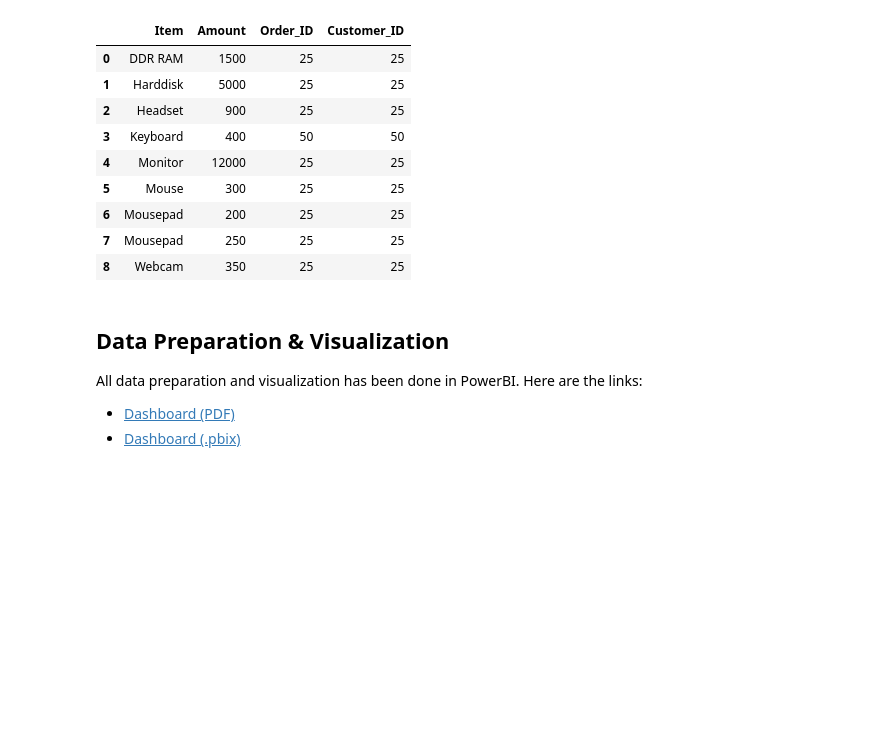
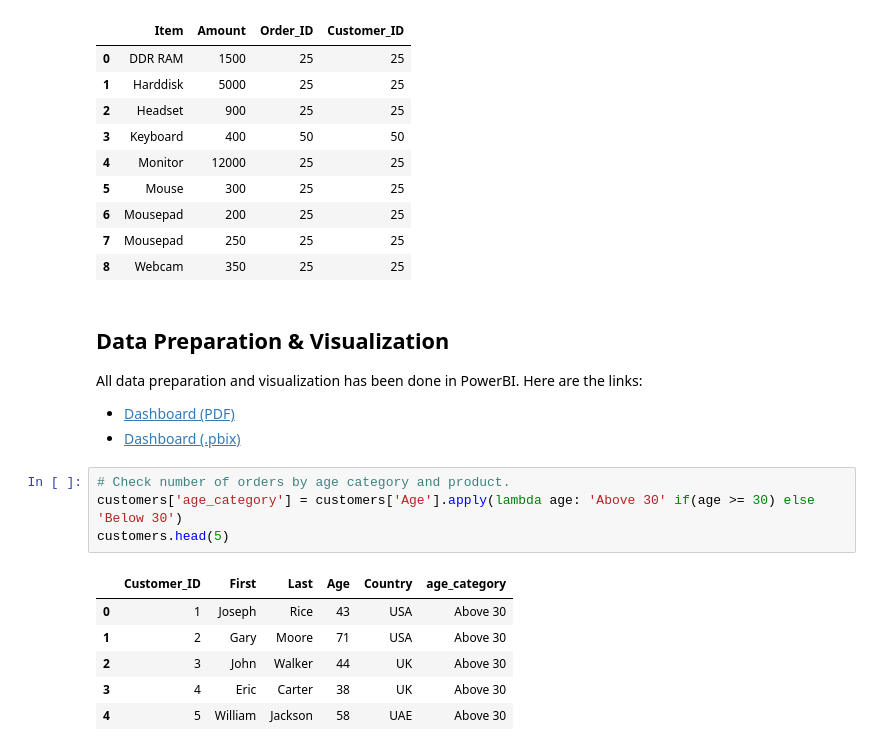
Before and after one commit to sarthak71/pei-interview-project, a Jupyter notebook: ExploratoryAnalysis.ipynb, the cells around one changed output. Drawn from its saved outputs; the diff is of its cells as text; blank space fills up the shorter version.

```diff
--- a/ExploratoryAnalysis.ipynb
+++ b/ExploratoryAnalysis.ipynb
@@ -395,3 +395,14 @@ All data preparation and visualization has been done in PowerBI.
 Here are the links:
 * [Dashboard (PDF)](https://github.com/sarthak71/pei-interview-project/blob/main/Order_and_Shipping_Dashboard.pdf)
 * [Dashboard (.pbix)](https://github.com/sarthak71/pei-interview-project/blob/main/Order_and_Shipping_Dashboard.pbix)
+# %%
+# Check number of orders by age category and product.
+customers['age_category'] = customers['Age'].apply(lambda age: 'Above 30' if(age >= 30) else 'Below 30')
+customers.head(5)
+# %% [output]
+|  | Customer_ID | First | Last | Age | Country | age_category |
+| 0 | 1 | Joseph | Rice | 43 | USA | Above 30 |
+| 1 | 2 | Gary | Moore | 71 | USA | Above 30 |
+| 2 | 3 | John | Walker | 44 | UK | Above 30 |
+| 3 | 4 | Eric | Carter | 38 | UK | Above 30 |
+| 4 | 5 | William | Jackson | 58 | UAE | Above 30 |
```
Also changed, not shown: parts of 3 cells of this notebook.
